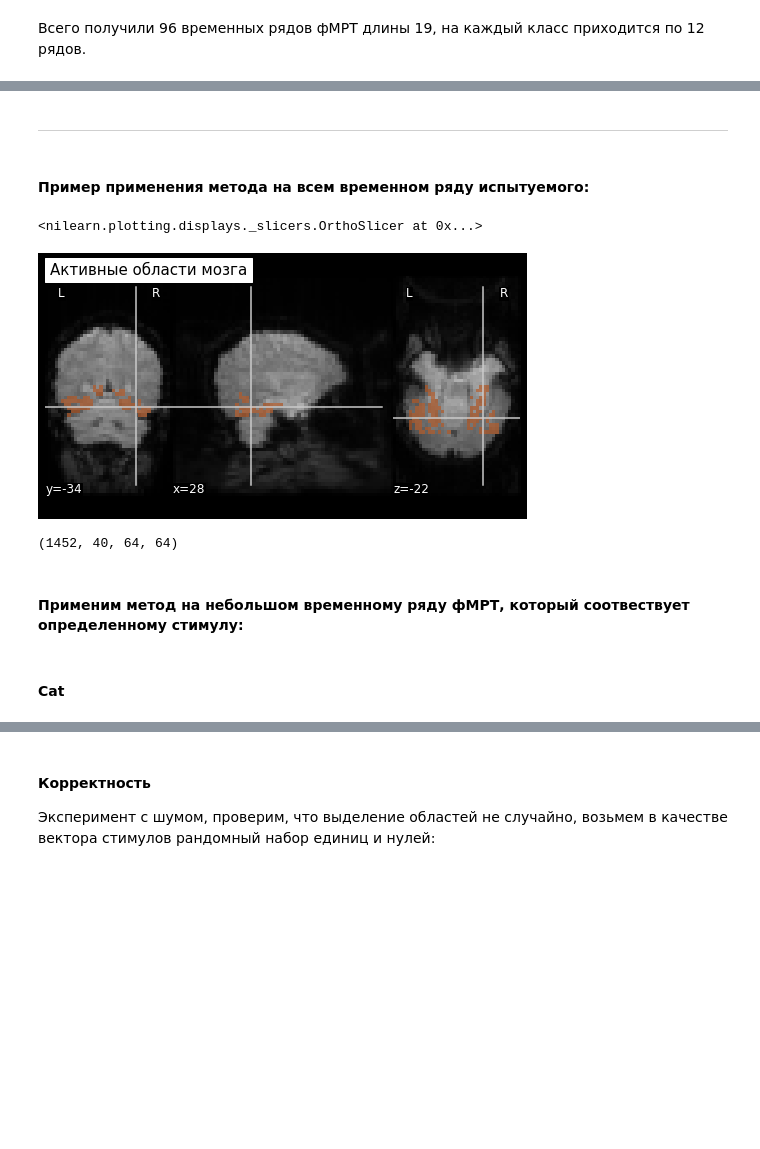
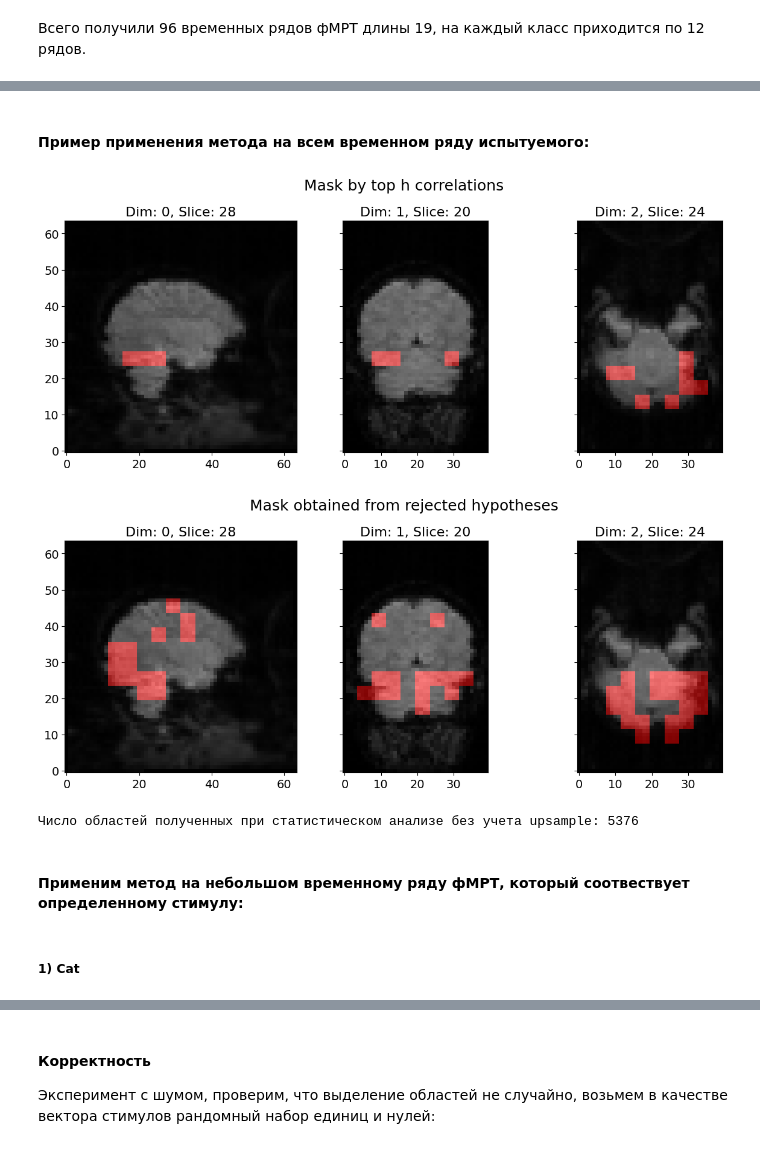
Before and after one commit to DorinDaniil/Spatial-and-Temporal-Characteristics, a Jupyter notebook: code/main.ipynb, the cells around one changed output, grey strips where cells are left out. Drawn from its saved outputs; the diff is of its cells as text; code cells hidden in the pictures; blank space fills up the shorter version.

```diff
--- a/code/main.ipynb
+++ b/code/main.ipynb
@@ -303,20 +110,11 @@ def get_otsu_brain_mask(X):
-# %% [markdown]
----
 # %% [markdown]
 #### Пример применения метода на всем временном ряду испытуемого:
-# %%
-vt_mask_filename = load_img(datafiles.mask_vt[0])
-func_filename = datafiles.func[0]
-mean_haxby = mean_img(func_filename)
-vt_mask = vt_mask_filename.get_fdata().shape
-plot_roi(vt_mask_filename, bg_img=mean_haxby, title = 'Активные области мозга', draw_cross=True,
-                  cmap='Paired')
-# %% [output]
-<nilearn.plotting.displays._slicers.OrthoSlicer at 0x...>
-[figure, removed]
-# %%
-fmris_transposed.shape
-# %% [output]
-(1452, 40, 64, 64)
 # %%
-#plot_ccw_results(X=fmris_transposed[:121], s=bin_stimuli[:121], mu=2.5, k_s=4, Delta_t=0, h=10, masked_brain=False)
+bin_stimuli = stimuli.copy()
+bin_stimuli[bin_stimuli!=0]=1
+
+plot_ccw_results(X=fmris_transposed, s=bin_stimuli, mu=2.5, k_s=4, Delta_t=0, h=10, masked_brain=False)
+# %% [output]
+[figure, added]
+[figure, added]
+Число областей полученных при статистическом анализе без учета upsample: 5376
@@ -329,5 +121,5 @@ bin_stimuli[bin_stimuli!=0]=1
 # %% [markdown]
 #### Применим метод на небольшом временному ряду фМРТ, который соотвествует определенному стимулу:
 # %% [markdown]
-#### Cat
+##### 1) Cat
 # %%
```
Also changed, not shown: parts of 71 cells of this notebook, 3 other files.
